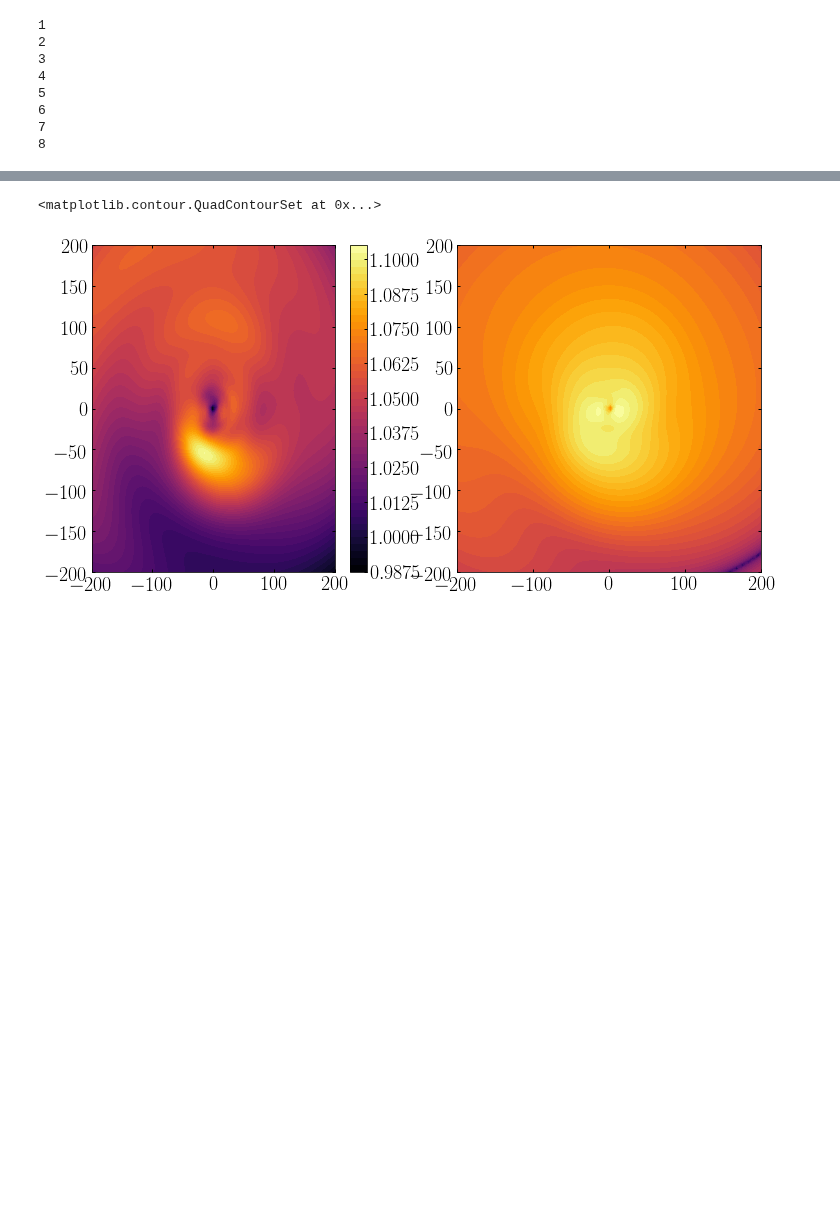
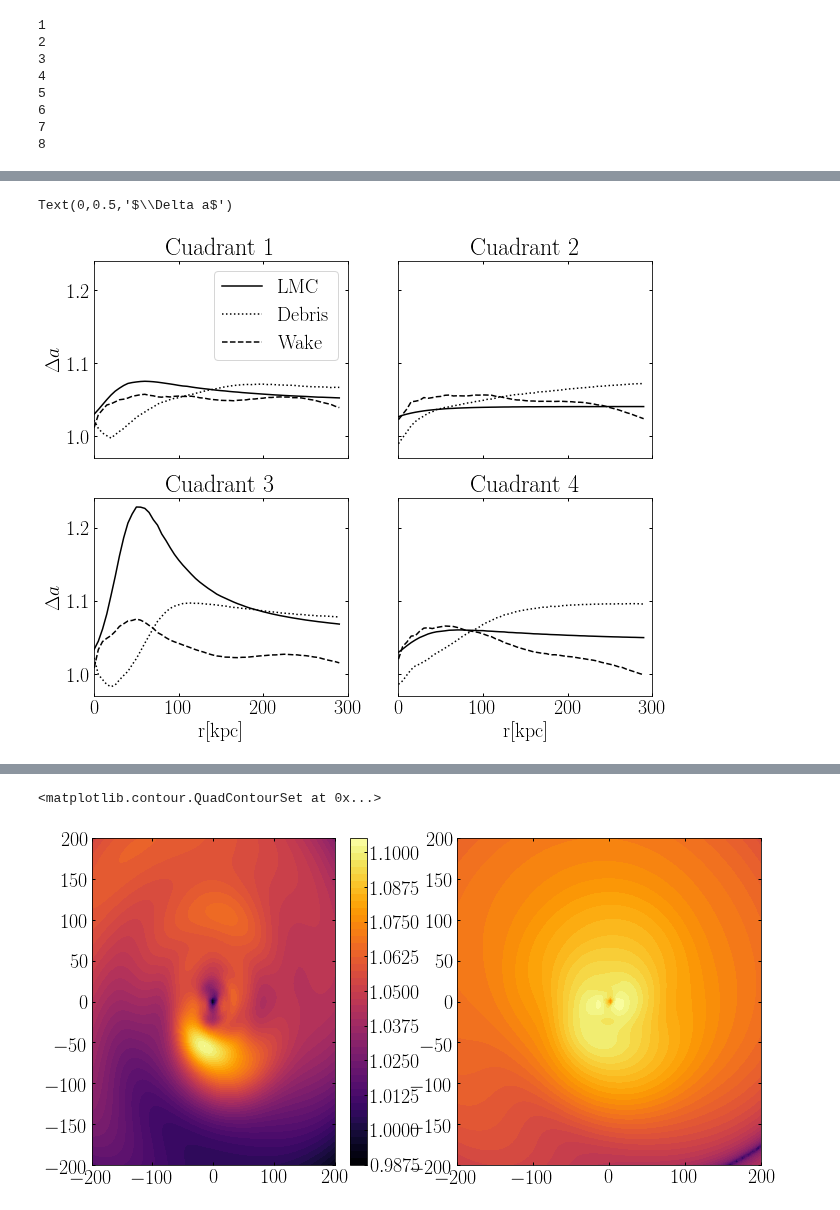
Before and after one commit to jngaravitoc/MW-LMC-SCF, a Jupyter notebook: code/expansions_grid_eval.ipynb, the cells around one changed output, grey strips where cells are left out. Cells and saved outputs as stored; diff of their text form; code cells hidden in the pictures; blank space fills up the shorter version.

```diff
--- a/code/expansions_grid_eval.ipynb
+++ b/code/expansions_grid_eval.ipynb
@@ -182,6 +224,11 @@ r_lmc_8, a_r_lmc_8 = eval_bfe_spherical_grid(100000, 0, 300, 5, S_lmc, T_lmc, 10
 6
 7
 8
+# %%
+r_lmc_c1, a_r_lmc_c1 = eval_bfe_spherical_grid(200000, 0, 300, 5, S_lmc, T_lmc, 10, M=1, shift=1, octant=1)
+r_lmc_c2, a_r_lmc_c2 = eval_bfe_spherical_grid(200000, 0, 300, 5, S_lmc, T_lmc, 10, M=1, shift=1, octant=2)
+r_lmc_c3, a_r_lmc_c3 = eval_bfe_spherical_grid(200000, 0, 300, 5, S_lmc, T_lmc, 10, M=1, shift=1, octant=3)
+r_lmc_c4, a_r_lmc_c4 = eval_bfe_spherical_grid(200000, 0, 300, 5, S_lmc, T_lmc, 10, M=1, shift=1, octant=4)
 # %%
 r_mw_1, a_r_mw_1 = eval_bfe_spherical_grid(100000, 0, 300, 5, S_mw_ref, T_mw_ref, 40.85, M=1, shift=0, octant=1)
 r_mw_2, a_r_mw_2 = eval_bfe_spherical_grid(100000, 0, 300, 5, S_mw_ref, T_mw_ref, 40.85, M=1, shift=0, octant=2)
@@ -294,3 +273,8 @@ plot(r_wake_8, a_r_wake8/a_r_mw_8)
+# %%
+r_wake_c1, a_r_wakec1 = eval_bfe_spherical_grid(100000, 0, 300, 5, S_mw, T_mw, 40.85, M=1, shift=0, octant=1)
+r_wake_c2, a_r_wakec2 = eval_bfe_spherical_grid(100000, 0, 300, 5, S_mw, T_mw, 40.85, M=1, shift=0, octant=2)
+r_wake_c3, a_r_wakec3 = eval_bfe_spherical_grid(100000, 0, 300, 5, S_mw, T_mw, 40.85, M=1, shift=0, octant=3)
+r_wake_c4, a_r_wakec4 = eval_bfe_spherical_grid(100000, 0, 300, 5, S_mw, T_mw, 40.85, M=1, shift=0, octant=4)
 # %%
 r_debris_1, a_r_debris1 = eval_bfe_spherical_grid(100000, 0, 300, 5, S_mwlmc, T_mwlmc, 40.85, M=1, shift=0, octant=1)
 r_debris_2, a_r_debris2 = eval_bfe_spherical_grid(100000, 0, 300, 5, S_mwlmc, T_mwlmc, 40.85, M=1, shift=0, octant=2)
@@ -338,2 +296,7 @@ plot(r_debris_8, a_r_debris8/a_r_wake8)
+# %%
+r_debris_c1, a_r_debrisc1 = eval_bfe_spherical_grid(100000, 0, 300, 5, S_mwlmc, T_mwlmc, 40.85, M=1, shift=0, octant=1)
+r_debris_c2, a_r_debrisc2 = eval_bfe_spherical_grid(100000, 0, 300, 5, S_mwlmc, T_mwlmc, 40.85, M=1, shift=0, octant=2)
+r_debris_c3, a_r_debrisc3 = eval_bfe_spherical_grid(100000, 0, 300, 5, S_mwlmc, T_mwlmc, 40.85, M=1, shift=0, octant=3)
+r_debris_c4, a_r_debrisc4 = eval_bfe_spherical_grid(100000, 0, 300, 5, S_mwlmc, T_mwlmc, 40.85, M=1, shift=0, octant=4)
 # %%
 ## Acceleration Wake:
@@ -351 +361,41 @@ T_mw_ref[0,0,0] = T_mw[0,0,0]
+# %%
+fig, ax = subplots(2, 2, figsize=(10,8), sharex=True, sharey=True)
+
+ax[0][0].set_title('Cuadrant 1')
+ax[0][0].plot(r_lmc_c1, a_r_lmc_c1/a_r_mw_c1+1, label='LMC', c='k')
+ax[0][0].plot(r_debris_c1, a_r_debrisc1/a_r_wakec1, label='Debris', c='k', alpha=1, ls=':')
+ax[0][0].plot(r_wake_c1, a_r_wakec1/a_r_mw_c1, label='Wake', c='k', ls='--')
+ax[0][0].legend()
+
+ax[0][1].set_title('Cuadrant 2')
+ax[0][1].plot(r_lmc_c2, a_r_lmc_c2/a_r_mw_c2+1, label='LMC', c='k')
+ax[0][1].plot(r_debris_c2, a_r_debrisc2/a_r_wakec2, label='Debris', c='k', alpha=1, ls=':')
+ax[0][1].plot(r_wake_c2, a_r_wakec2/a_r_mw_c2, label='Wake', c='k', ls='--')
+
+ax[1][0].set_title('Cuadrant 3')
+ax[1][0].plot(r_lmc_c3, a_r_lmc_c3/a_r_mw_c3+1, label='LMC', c='k')
+ax[1][0].plot(r_debris_c3, a_r_debrisc3/a_r_wakec3, label='Debris', c='k', alpha=1, ls=':')
+ax[1][0].plot(r_wake_c3, a_r_wakec3/a_r_mw_c3, label='Wake', c='k', ls='--')
+
+ax[1][1].set_title('Cuadrant 4')
+ax[1][1].plot(r_lmc_c4, a_r_lmc_c4/a_r_mw_c4+1, label='LMC', c='k')
+ax[1][1].plot(r_debris_c4, a_r_debrisc4/a_r_wakec4, label='Debris', c='k', alpha=1, ls=':')
+ax[1][1].plot(r_wake_c4, a_r_wakec4/a_r_mw_c4, label='Wake', c='k', ls='--')
+
+
+
+
+
+#axvline(50, c='k', ls=':')
+for i in range(2):
+    ax[1][i].set_xlabel('r[kpc]')
+    ax[0][i].set_xlim(0, 300)
+    ax[1][i].set_xlim(0, 300)
+    #ax[1][i].set_xticks([np.arange(0, 300, 50)])
+
+ax[0][0].set_ylabel('$\Delta a$')
+ax[1][0].set_ylabel('$\Delta a$')
+# %% [output]
+Text(0,0.5,'$\\Delta a$')
+[figure, added]
 # %%
```
Also changed, not shown: parts of 28 cells of this notebook, 1 other file.
